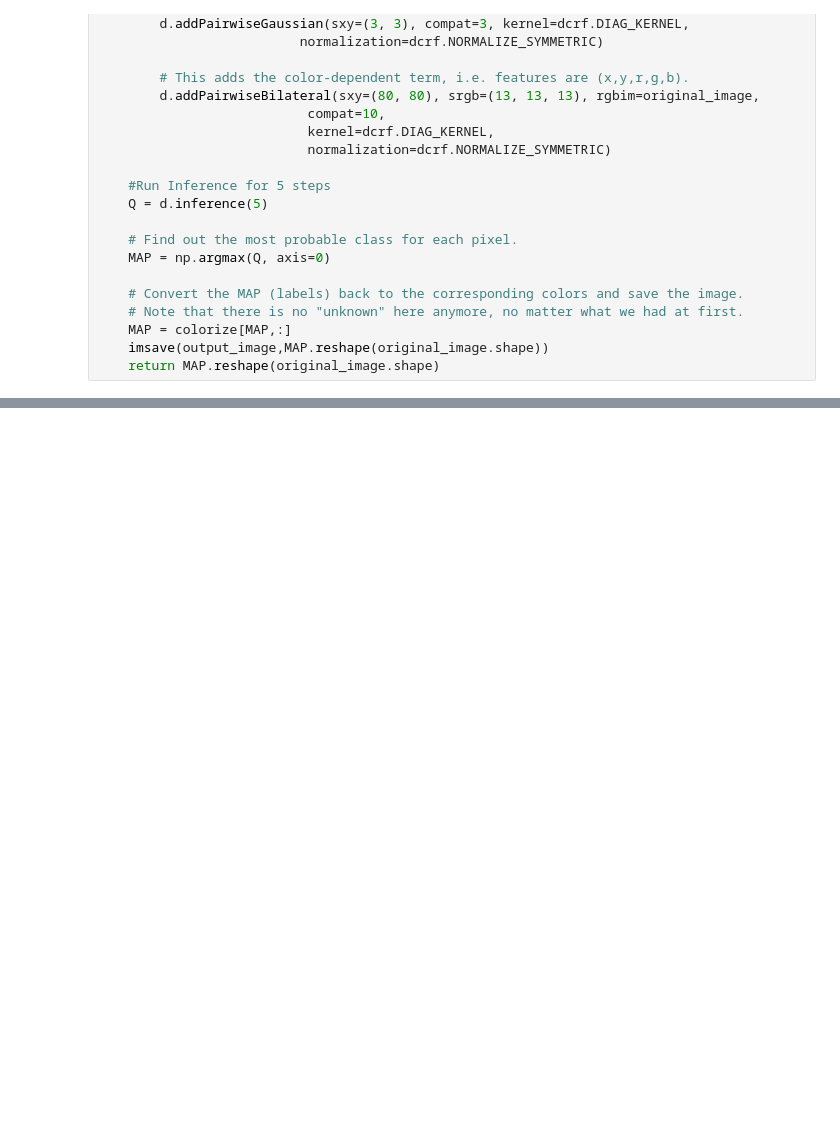
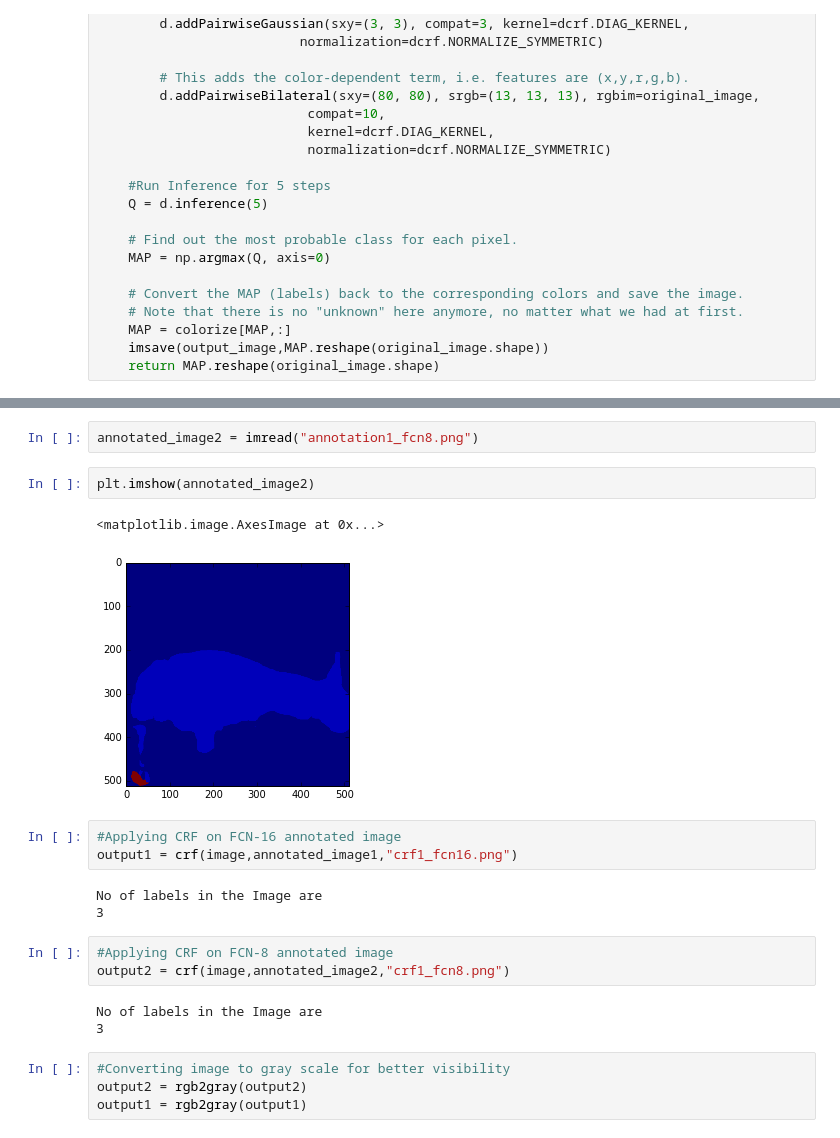
Before and after one commit to Gurupradeep/FCN-for-Semantic-Segmentation, a Jupyter notebook: CRF.ipynb, the cells around one changed output, grey strips where cells are left out. Cells and saved outputs as stored; diff of their text form; blank space fills up the shorter version.

```diff
--- a/CRF.ipynb
+++ b/CRF.ipynb
@@ -133,0 +100,23 @@ plt.show()
+# %%
+annotated_image2 = imread("annotation1_fcn8.png")
+# %%
+plt.imshow(annotated_image2)
+# %% [output]
+<matplotlib.image.AxesImage at 0x...>
+[figure, added]
+# %%
+#Applying CRF on FCN-16 annotated image
+output1 = crf(image,annotated_image1,"crf1_fcn16.png")
+# %% [output]
+No of labels in the Image are
+3
+# %%
+#Applying CRF on FCN-8 annotated image
+output2 = crf(image,annotated_image2,"crf1_fcn8.png")
+# %% [output]
+No of labels in the Image are
+3
+# %%
+#Converting image to gray scale for better visibility
+output2 = rgb2gray(output2)
+output1 = rgb2gray(output1)
```
Also changed, not shown: parts of 42 cells of this notebook.
